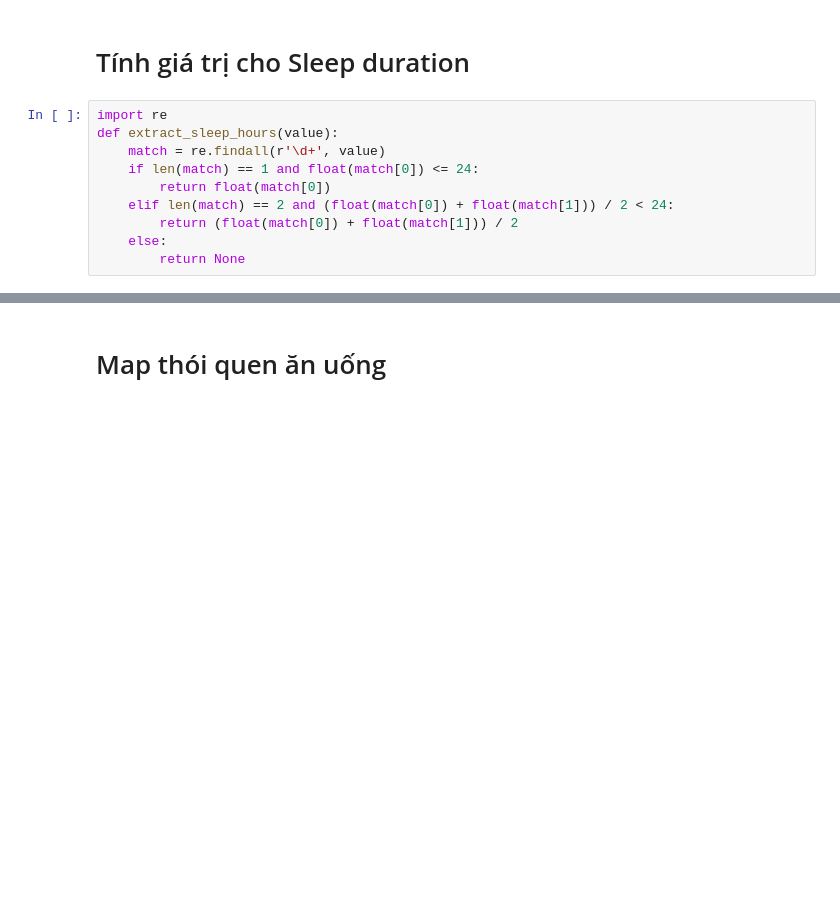
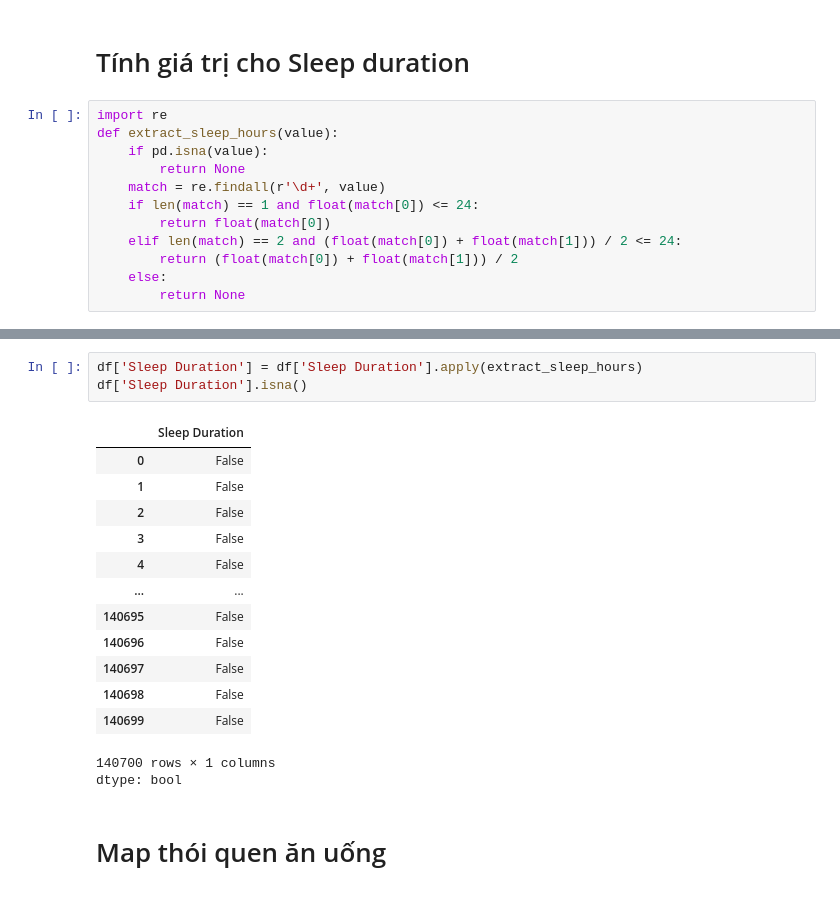
Before and after one commit to ngo-canhh/MoodUp, a Jupyter notebook: fill_data.ipynb, the cells around one changed output, grey strips where cells are left out. Saved outputs shown, nothing was run; the diff lists cells and outputs as text; blank space fills up the shorter version.

```diff
--- a/fill_data.ipynb
+++ b/fill_data.ipynb
@@ -92,10 +270,12 @@ df['Profession'].isnull().sum()
 # %%
 import re
 def extract_sleep_hours(value):
+    if pd.isna(value):
+        return None
     match = re.findall(r'\d+', value)
     if len(match) == 1 and float(match[0]) <= 24:
         return float(match[0])
-    elif len(match) == 2 and (float(match[0]) + float(match[1])) / 2 < 24:
+    elif len(match) == 2 and (float(match[0]) + float(match[1])) / 2 <= 24:
         return (float(match[0]) + float(match[1])) / 2
     else:
         return None
@@ -102,3 +299,21 @@ def extract_sleep_hours(value):
+# %%
+df['Sleep Duration'] = df['Sleep Duration'].apply(extract_sleep_hours)
+df['Sleep Duration'].isna()
+# %% [output]
+|  | Sleep Duration |
+| 0 | False |
+| 1 | False |
+| 2 | False |
+| 3 | False |
+| 4 | False |
+| ... | ... |
+| 140695 | False |
+| 140696 | False |
+| 140697 | False |
+| 140698 | False |
+| 140699 | False |
+140700 rows × 1 columns
+dtype: bool
 # %% [markdown]
 # Map thói quen ăn uống
 #
```
Also changed, not shown: parts of 33 cells of this notebook.
